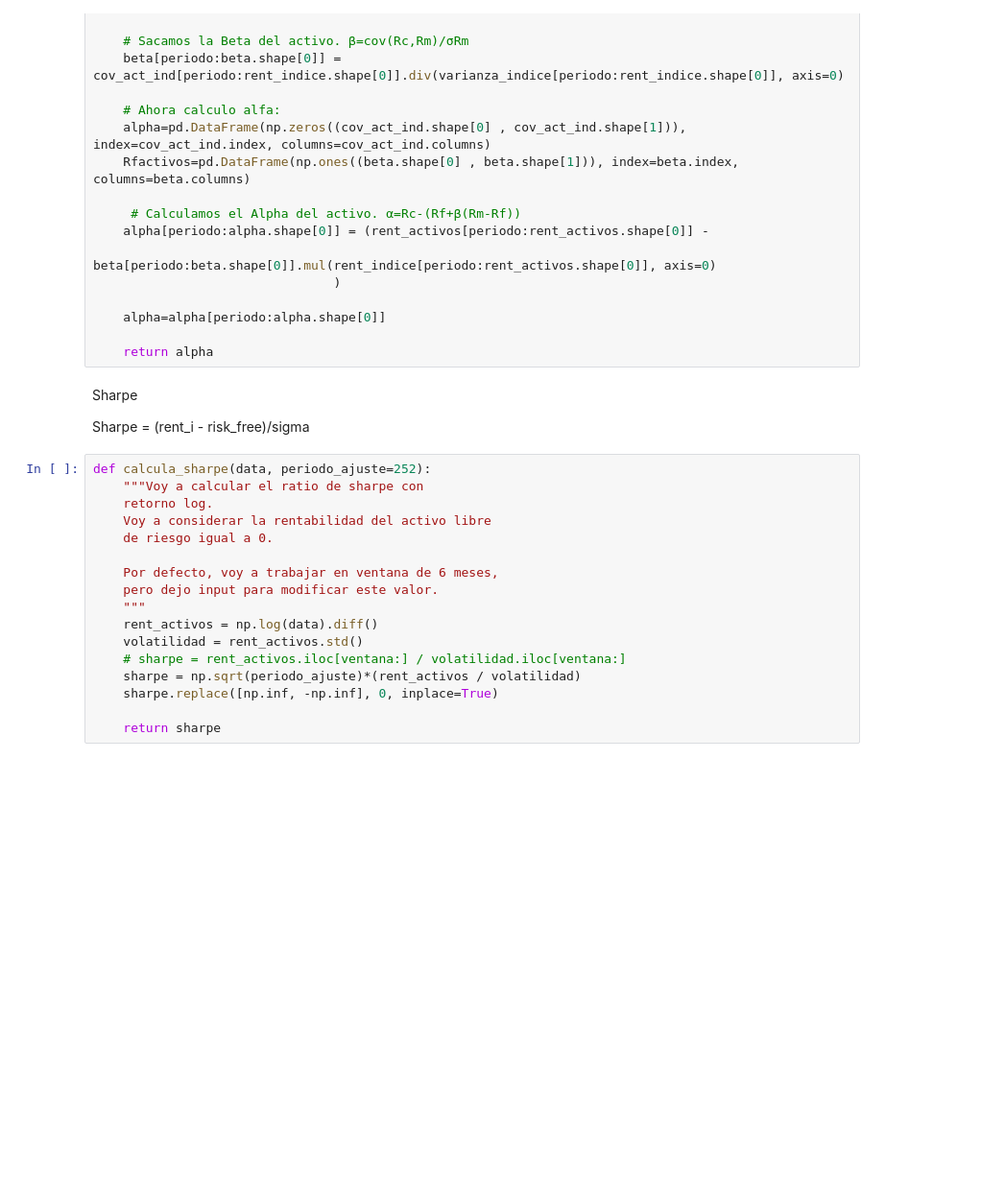
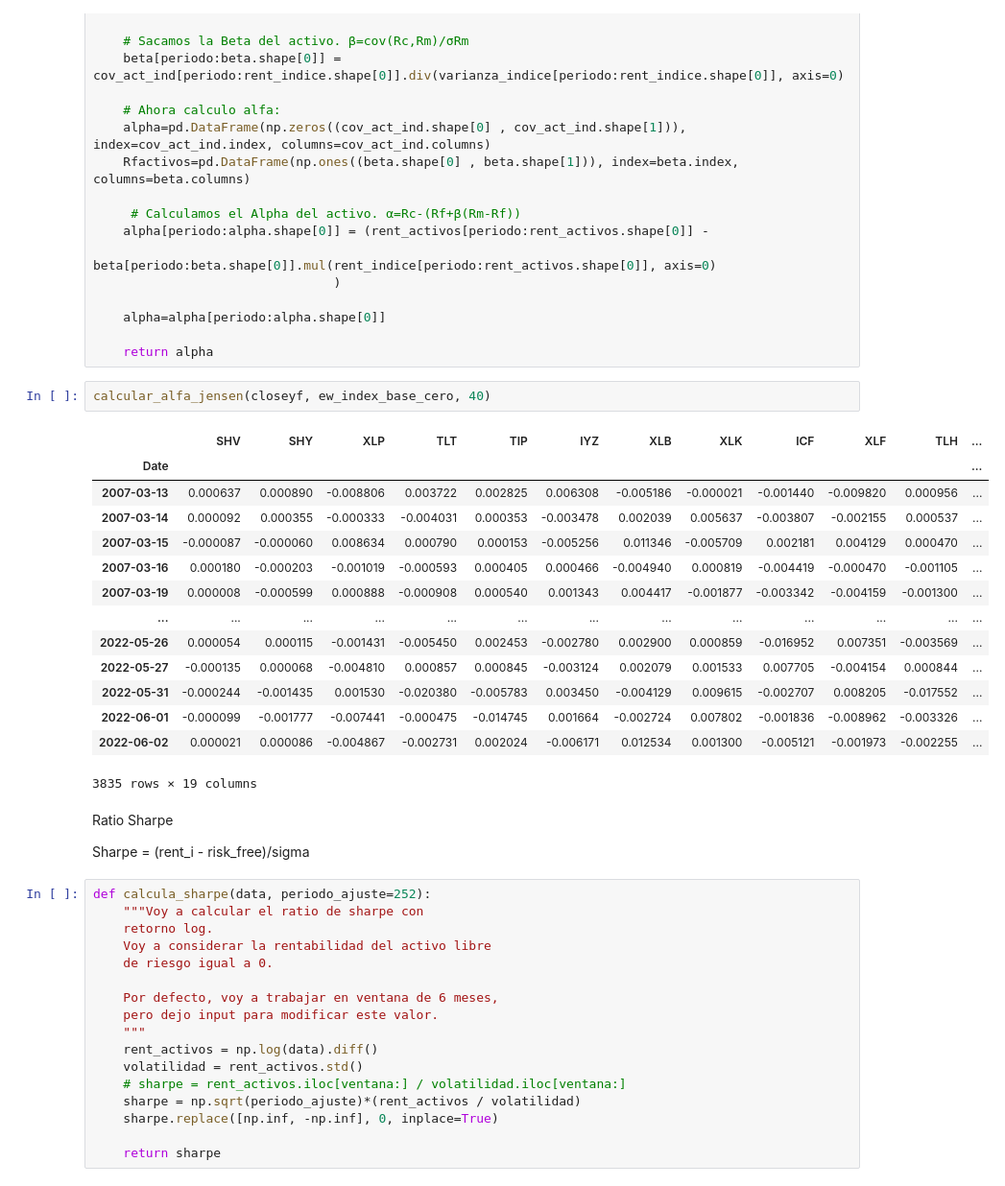
Before and after one commit to NicoGuillen/Backtest, a Jupyter notebook: Quant_Features.ipynb, the cells around one changed output. Shown: that part at 96% size. Drawn from its saved outputs; the diff is of its cells as text; blank space fills up the shorter version.

```diff
--- a/Quant_Features.ipynb
+++ b/Quant_Features.ipynb
@@ -428,8 +447,25 @@ def calcular_alfa_jensen(data, indice, periodo):
     alpha=alpha[periodo:alpha.shape[0]]
 
     return alpha
+# %%
+calcular_alfa_jensen(closeyf, ew_index_base_cero, 40)
+# %% [output]
+|  | SHV | SHY | XLP | TLT | TIP | IYZ | XLB | XLK | ICF | XLF | TLH | ... |
+| Date |  |  |  |  |  |  |  |  |  |  |  | ... |
+| 2007-03-13 | 0.000637 | 0.000890 | -0.008806 | 0.003722 | 0.002825 | 0.006308 | -0.005186 | -0.000021 | -0.001440 | -0.009820 | 0.000956 | ... |
+| 2007-03-14 | 0.000092 | 0.000355 | -0.000333 | -0.004031 | 0.000353 | -0.003478 | 0.002039 | 0.005637 | -0.003807 | -0.002155 | 0.000537 | ... |
+| 2007-03-15 | -0.000087 | -0.000060 | 0.008634 | 0.000790 | 0.000153 | -0.005256 | 0.011346 | -0.005709 | 0.002181 | 0.004129 | 0.000470 | ... |
+| 2007-03-16 | 0.000180 | -0.000203 | -0.001019 | -0.000593 | 0.000405 | 0.000466 | -0.004940 | 0.000819 | -0.004419 | -0.000470 | -0.001105 | ... |
+| 2007-03-19 | 0.000008 | -0.000599 | 0.000888 | -0.000908 | 0.000540 | 0.001343 | 0.004417 | -0.001877 | -0.003342 | -0.004159 | -0.001300 | ... |
+| ... | ... | ... | ... | ... | ... | ... | ... | ... | ... | ... | ... | ... |
+| 2022-05-26 | 0.000054 | 0.000115 | -0.001431 | -0.005450 | 0.002453 | -0.002780 | 0.002900 | 0.000859 | -0.016952 | 0.007351 | -0.003569 | ... |
+| 2022-05-27 | -0.000135 | 0.000068 | -0.004810 | 0.000857 | 0.000845 | -0.003124 | 0.002079 | 0.001533 | 0.007705 | -0.004154 | 0.000844 | ... |
+| 2022-05-31 | -0.000244 | -0.001435 | 0.001530 | -0.020380 | -0.005783 | 0.003450 | -0.004129 | 0.009615 | -0.002707 | 0.008205 | -0.017552 | ... |
+| 2022-06-01 | -0.000099 | -0.001777 | -0.007441 | -0.000475 | -0.014745 | 0.001664 | -0.002724 | 0.007802 | -0.001836 | -0.008962 | -0.003326 | ... |
+| 2022-06-02 | 0.000021 | 0.000086 | -0.004867 | -0.002731 | 0.002024 | -0.006171 | 0.012534 | 0.001300 | -0.005121 | -0.001973 | -0.002255 | ... |
+3835 rows × 19 columns
 # %% [markdown]
-Sharpe
+Ratio Sharpe
 
 Sharpe = (rent_i - risk_free)/sigma
 # %%
```
Also changed, not shown: parts of 10 cells of this notebook.
